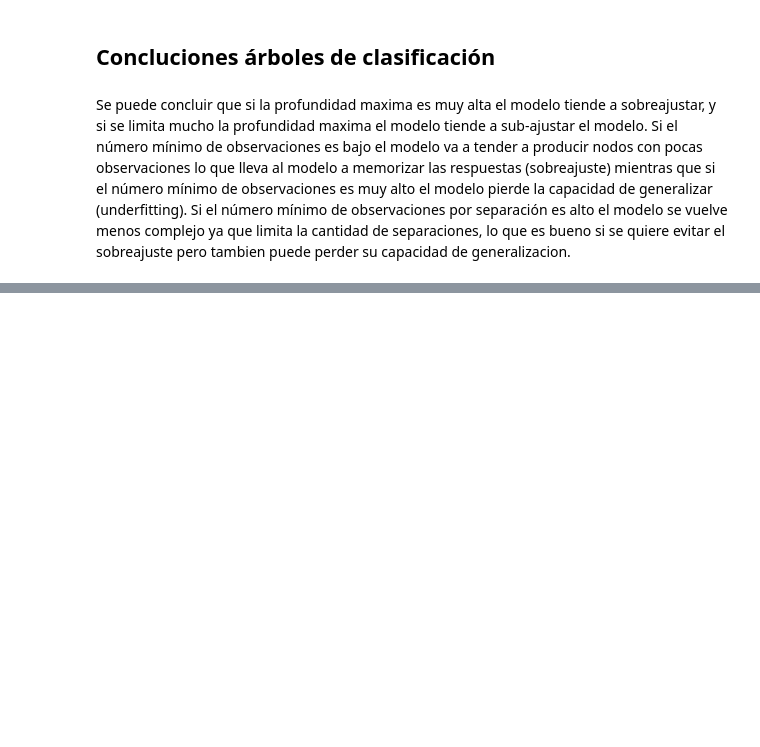
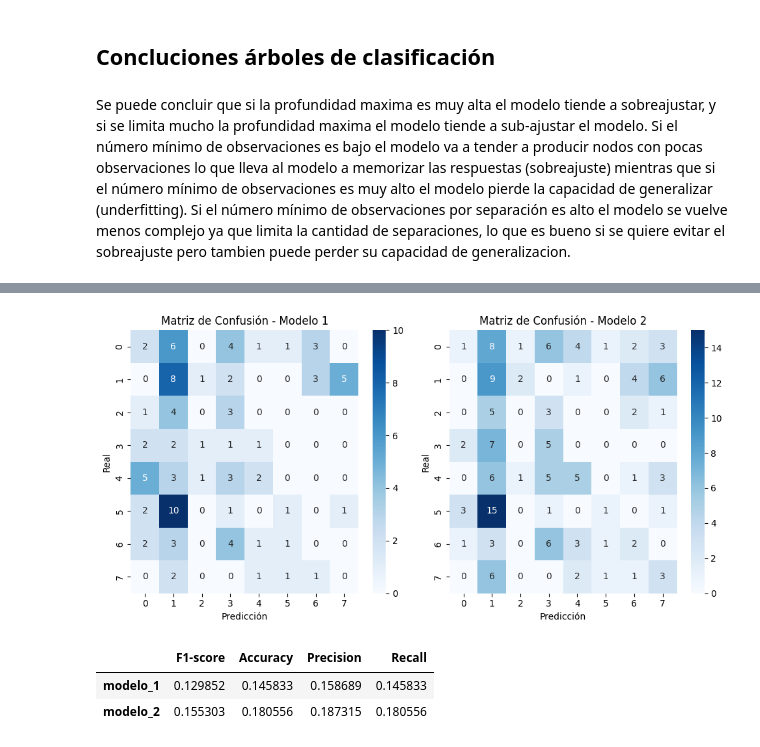
Before and after one commit to EugenioBravi/TP2_mineria, a Jupyter notebook: TP_2.ipynb, the cells around one changed output, grey strips where cells are left out. Saved outputs shown, nothing was run; the diff lists cells and outputs as text; code cells hidden in the pictures; blank space fills up the shorter version.

```diff
--- a/TP_2.ipynb
+++ b/TP_2.ipynb
@@ -553,0 +568,11 @@ Se puede concluir que si la profundidad maxima es muy alta el modelo tiende a so
+# %%
+model_BernoulliNB_1 = BernoulliNB()
+model_BernoulliNB_1.fit(X_train_poke_esc_1, y_train_poke_1)
+model_BernoulliNB_2 = BernoulliNB()
+model_BernoulliNB_2.fit(X_train_poke_esc_2, y_train_poke_2)
+metricas_decision(model_BernoulliNB_1.predict(X_test_poke_esc_1),model_BernoulliNB_2.predict(X_test_poke_esc_2))
+# %% [output]
+[figure, added]
+|  | F1-score | Accuracy | Precision | Recall |
+| modelo_1 | 0.129852 | 0.145833 | 0.158689 | 0.145833 |
+| modelo_2 | 0.155303 | 0.180556 | 0.187315 | 0.180556 |
```
Also changed, not shown: parts of 11 cells of this notebook.
